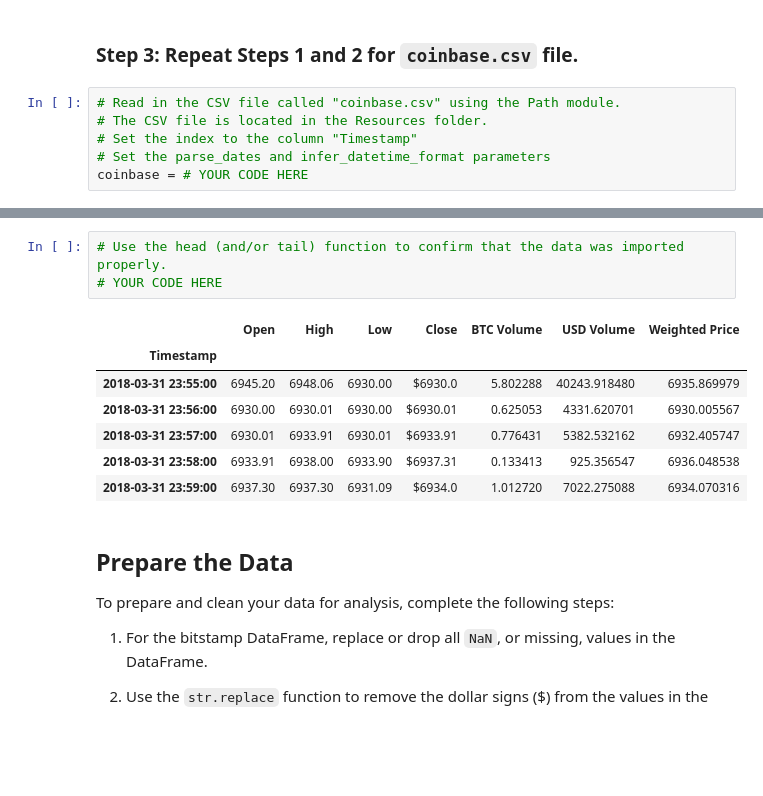
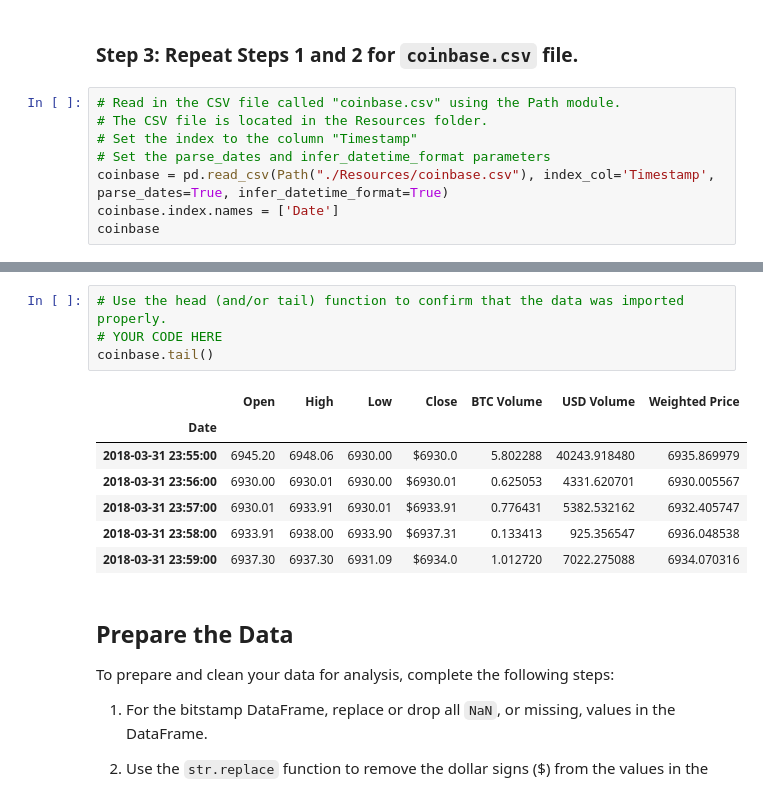
Before and after one commit to heitzo/Crypto_Arbitrage, a Jupyter notebook: crypto_arbitrage.ipynb, the cells around one changed output, grey strips where cells are left out. Cells and saved outputs as stored; diff of their text form; blank space fills up the shorter version.

```diff
--- a/crypto_arbitrage.ipynb
+++ b/crypto_arbitrage.ipynb
@@ -76,4 +76,6 @@ bitstamp.head()
 # The CSV file is located in the Resources folder.
 # Set the index to the column "Timestamp"
 # Set the parse_dates and infer_datetime_format parameters
-coinbase = # YOUR CODE HERE
+coinbase = pd.read_csv(Path("./Resources/coinbase.csv"), index_col='Timestamp', parse_dates=True, infer_datetime_format=True)
+coinbase.index.names = ['Date']
+coinbase
@@ -80,9 +97,10 @@ coinbase = # YOUR CODE HERE
 # %%
 # Use the head (and/or tail) function to confirm that the data was imported properly.
 # YOUR CODE HERE
+coinbase.tail()
 # %% [output]
 |  | Open | High | Low | Close | BTC Volume | USD Volume | Weighted Price |
-| Timestamp |  |  |  |  |  |  |  |
+| Date |  |  |  |  |  |  |  |
 | 2018-03-31 23:55:00 | 6945.20 | 6948.06 | 6930.00 | $6930.0 | 5.802288 | 40243.918480 | 6935.869979 |
 | 2018-03-31 23:56:00 | 6930.00 | 6930.01 | 6930.00 | $6930.01 | 0.625053 | 4331.620701 | 6930.005567 |
 | 2018-03-31 23:57:00 | 6930.01 | 6933.91 | 6930.01 | $6933.91 | 0.776431 | 5382.532162 | 6932.405747 |
```
Also changed, not shown: parts of 7 cells of this notebook.
